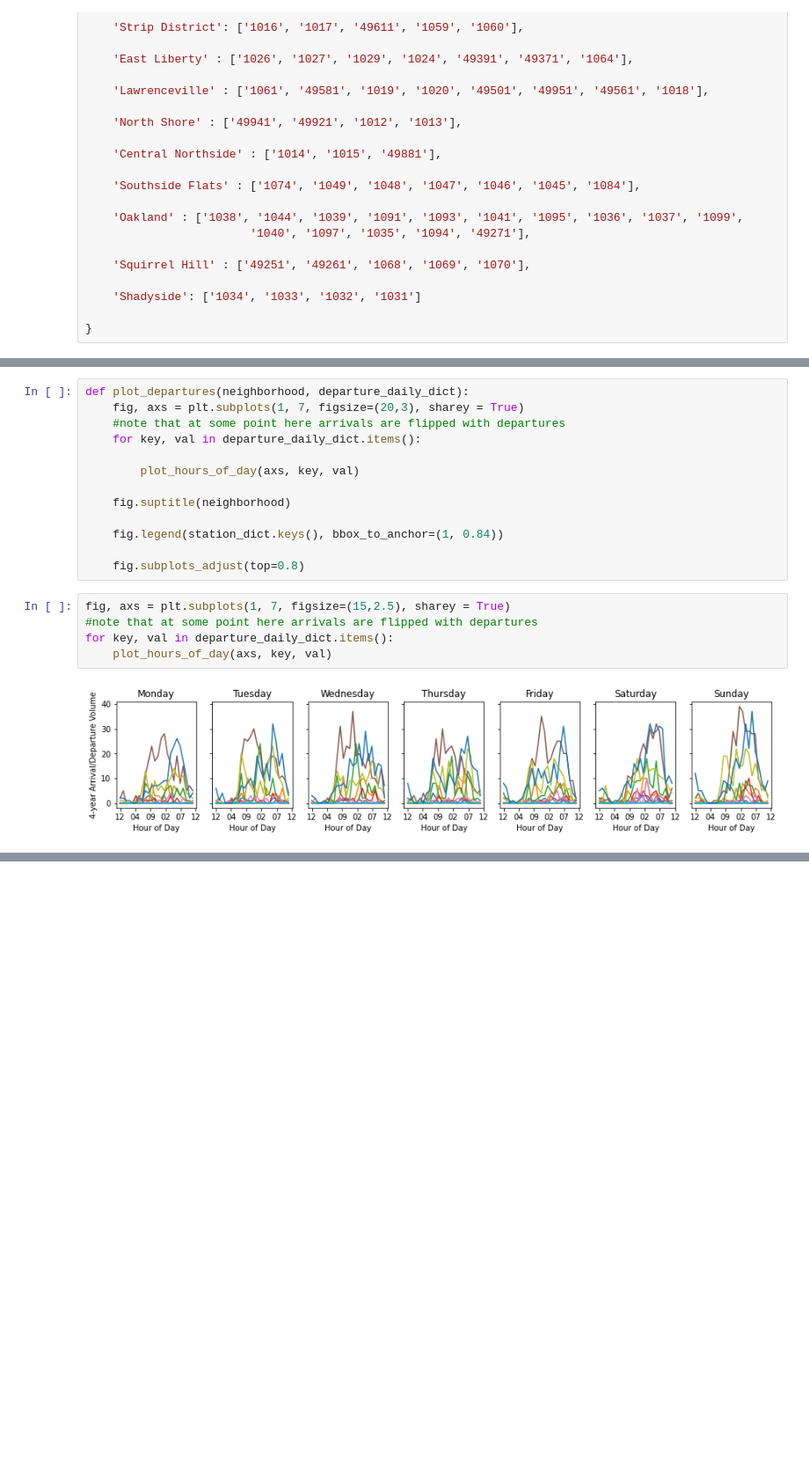
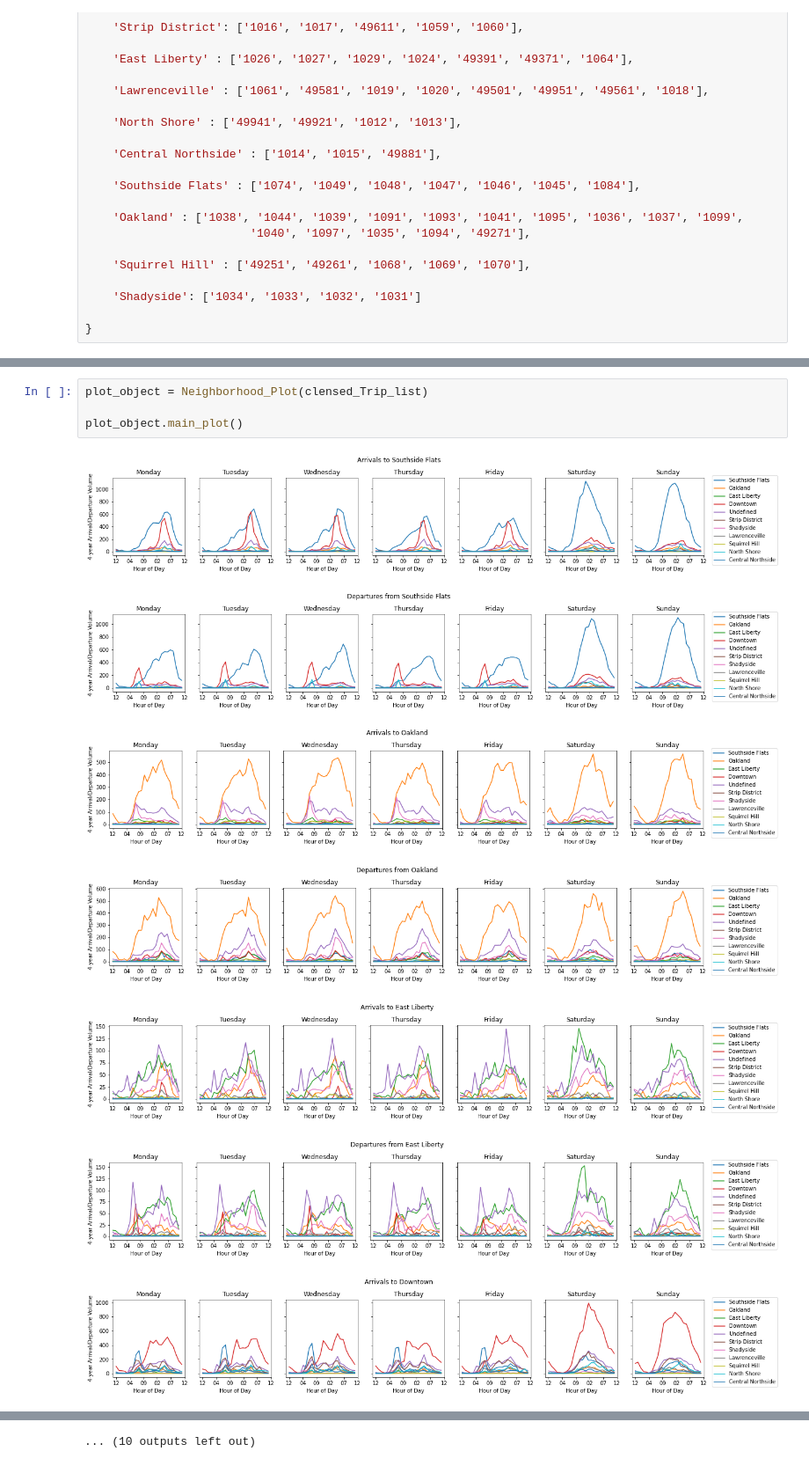
Before and after one commit to camhwilson/HealthyRide, a Jupyter notebook: neighborhood_analytics/neighborhood_analytics.ipynb, the cells around one changed output, grey strips where cells are left out. Shown at 88% size. Saved outputs shown, nothing was run; the diff lists cells and outputs as text; blank space fills up the shorter version.

Commit message:
modified neighborhood/plottingfuncs.py to classify plotting funcs and organize

```diff
--- a/neighborhood_analytics/neighborhood_analytics.ipynb
+++ b/neighborhood_analytics/neighborhood_analytics.ipynb
@@ -213,20 +66,12 @@ for key, val in tuple_dict.items():
-# %%
-def plot_departures(neighborhood, departure_daily_dict):
-    fig, axs = plt.subplots(1, 7, figsize=(20,3), sharey = True)
-    #note that at some point here arrivals are flipped with departures
-    for key, val in departure_daily_dict.items():
-
-        plot_hours_of_day(axs, key, val)
-
-    fig.suptitle(neighborhood)
-
-    fig.legend(station_dict.keys(), bbox_to_anchor=(1, 0.84))
-
-    fig.subplots_adjust(top=0.8)
-# %%
-fig, axs = plt.subplots(1, 7, figsize=(15,2.5), sharey = True)
-#note that at some point here arrivals are flipped with departures
-for key, val in departure_daily_dict.items():
-    plot_hours_of_day(axs, key, val)
-# %% [output]
-[figure, removed]
+# %%
+plot_object = Neighborhood_Plot(clensed_Trip_list)
+
+plot_object.main_plot()
+# %% [output]
+[figure, added]
+[figure, added]
+[figure, added]
+[figure, added]
+[figure, added]
+[figure, added]
+[figure, added]
@@ -232,0 +83 @@ for key, val in departure_daily_dict.items():
+... (10 outputs left out)
```
Also changed, not shown: parts of 20 cells of this notebook, 3 other files.
